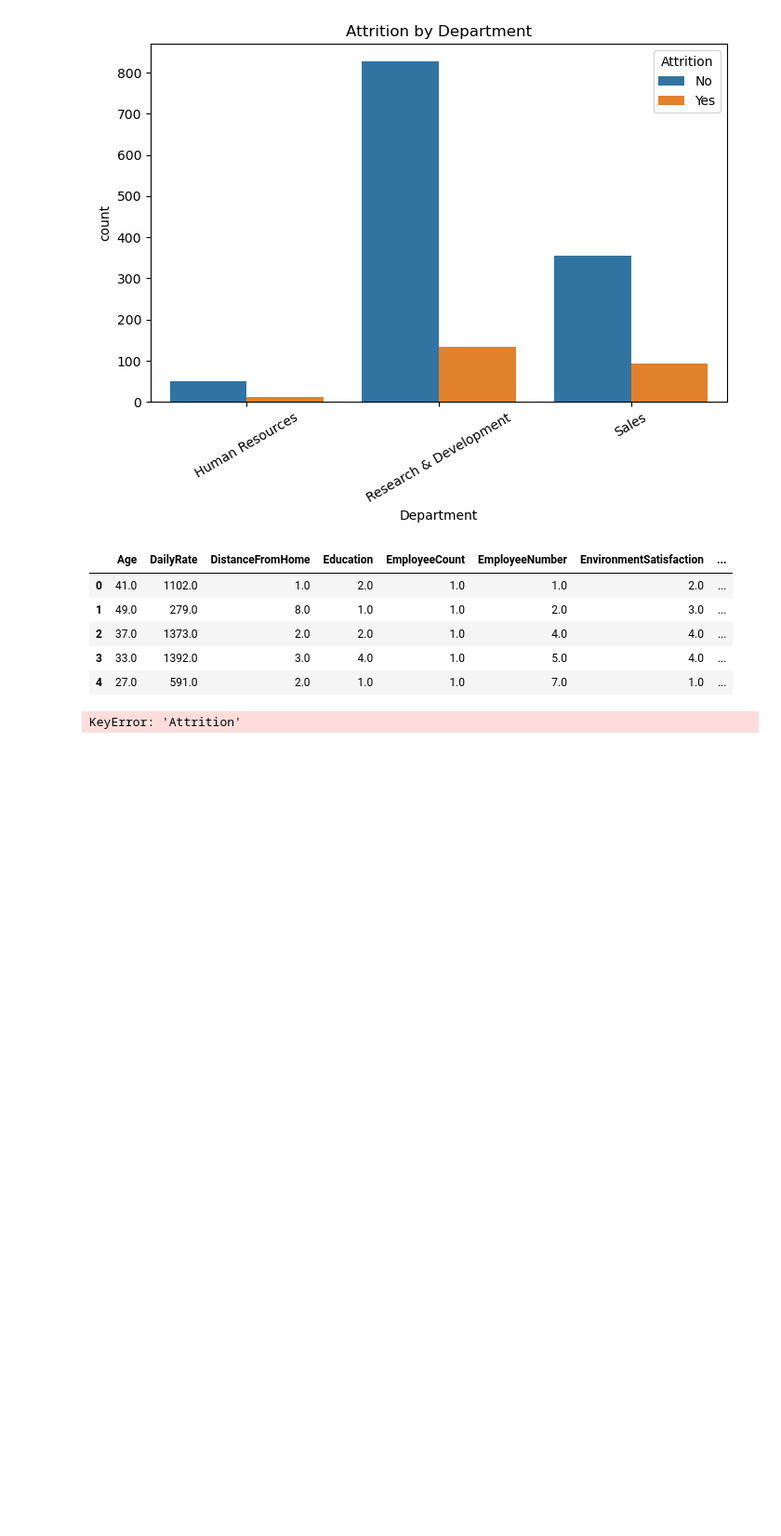
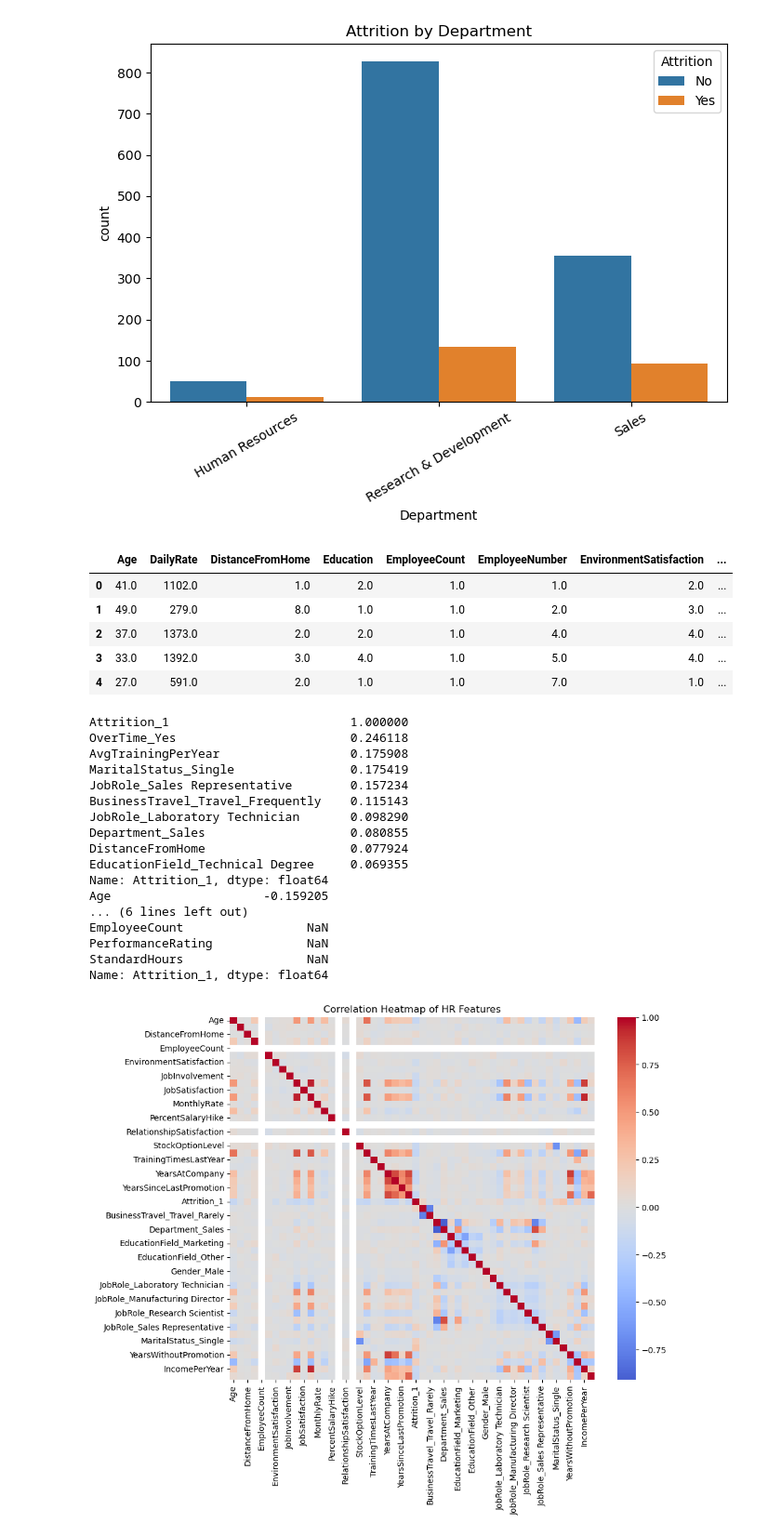
Before and after one commit to ParthKalani/HR-analytics, a Jupyter notebook: HR-analytics-pipeline.ipynb, the cells around one changed output. Shown: that part at 93% size. Saved outputs shown, nothing was run; the diff lists cells and outputs as text; code cells hidden in the pictures; blank space fills up the shorter version.

```diff
--- a/HR-analytics-pipeline.ipynb
+++ b/HR-analytics-pipeline.ipynb
@@ -323,15 +323,35 @@ df['ManagerTenureRatio'] = df['YearsWithCurrManager'] / (df['YearsAtCompany'] +
 # %%
 # Correlation matrix (numerical features only)
 corr = df.corr()
 
 # Focus on correlation with Attrition
-attrition_corr = corr['Attrition'].sort_values(ascending=False)
-print("Top correlations with Attrition:\n", attrition_corr.head(10))
+# Correlation of all features with Attrition
+attrition_corr = df.corr()["Attrition_1"].sort_values(ascending=False)
+print(attrition_corr.head(10))  # Top positive correlations
+print(attrition_corr.tail(10))  # Top negative correlations
+
 
 # Heatmap
 plt.figure(figsize=(10,8))
 sns.heatmap(corr, cmap="coolwarm", center=0, annot=False, cbar=True)
 plt.title("Correlation Heatmap of HR Features")
 plt.show()
 # %% [output]
-KeyError: 'Attrition'
+Attrition_1                         1.000000
+OverTime_Yes                        0.246118
+AvgTrainingPerYear                  0.175908
+MaritalStatus_Single                0.175419
+JobRole_Sales Representative        0.157234
+BusinessTravel_Travel_Frequently    0.115143
+JobRole_Laboratory Technician       0.098290
+Department_Sales                    0.080855
+DistanceFromHome                    0.077924
+EducationField_Technical Degree     0.069355
+Name: Attrition_1, dtype: float64
+Age                     -0.159205
+... (6 lines left out)
+EmployeeCount                 NaN
+PerformanceRating             NaN
+StandardHours                 NaN
+Name: Attrition_1, dtype: float64
+[figure, added]
```
Also changed, not shown: parts of 1 cell of this notebook.
